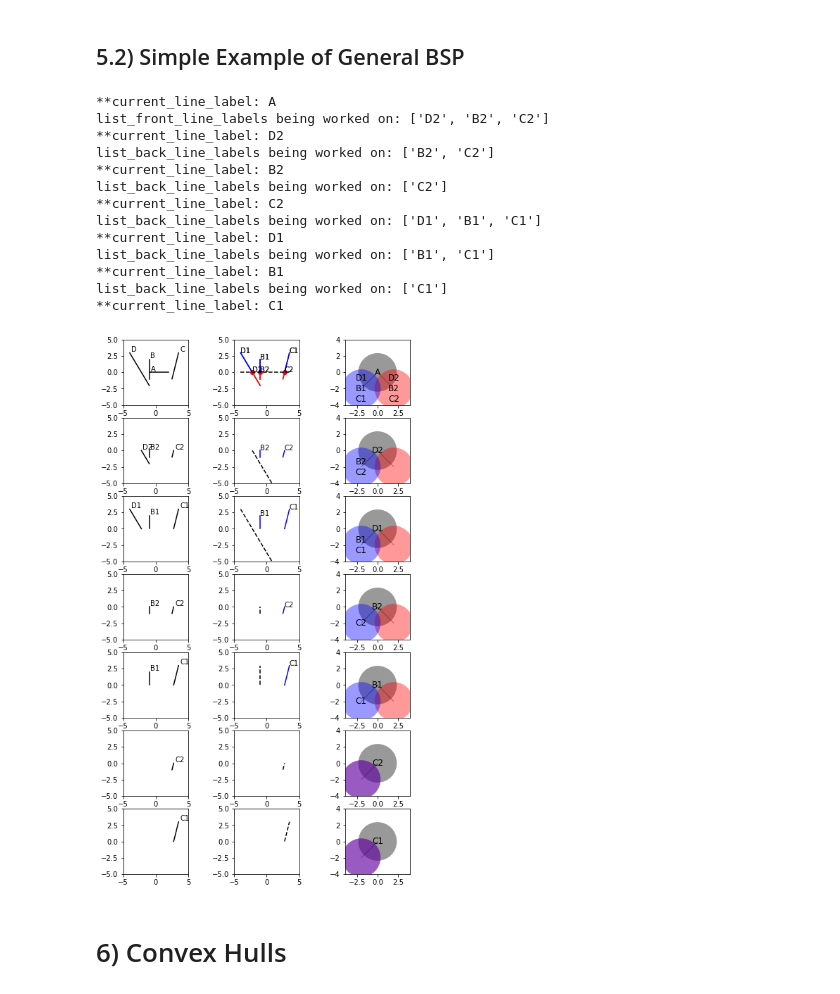
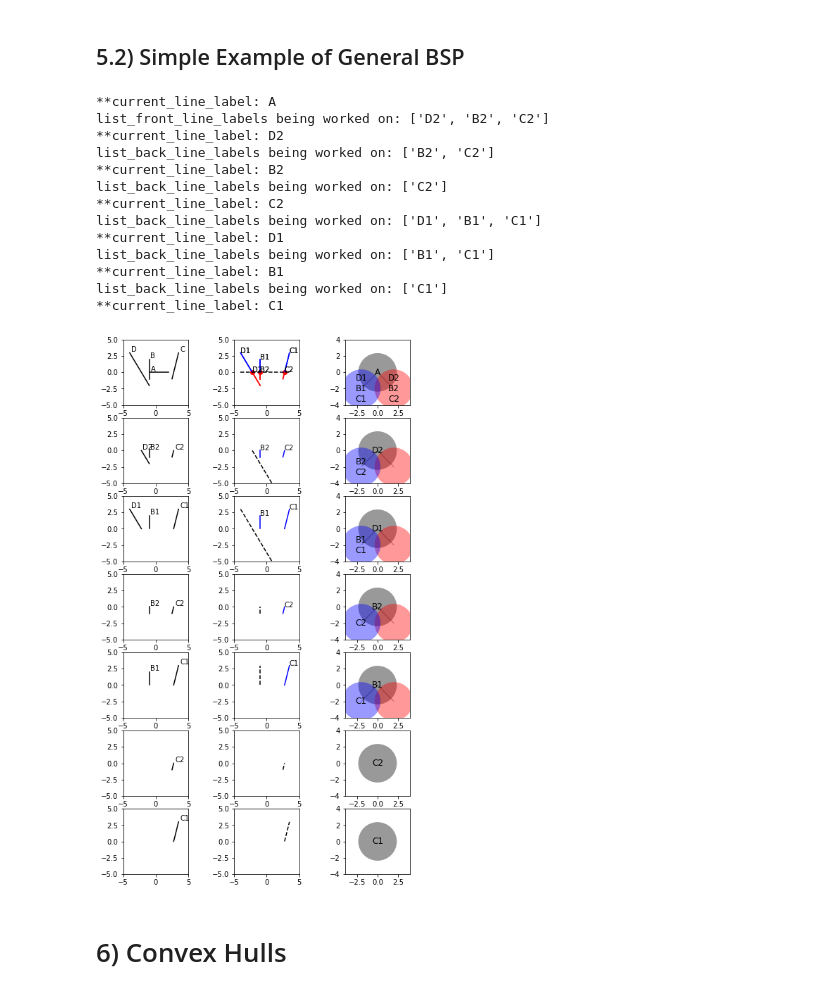
Before and after one commit to tylerjereddy/pycon-2017, a Jupyter notebook: mastering_scipy_spatial.ipynb, the cells around one changed output. Saved outputs shown, nothing was run; the diff lists cells and outputs as text; code cells hidden in the pictures.

Commit message:
Suppressed the addition of empty nodes when a single node is remaining in the recursion.

```diff
--- a/mastering_scipy_spatial.ipynb
+++ b/mastering_scipy_spatial.ipynb
@@ -599,12 +599,14 @@ list_lines = [np.array([[-4,3],[-1,-2]]),
               np.array([[-1,0],[2,0]]),
               np.array([[3.5,3], [2.5,-1]])]
 line_labels = ['D', 'B', 'A', 'C']
+list_parent_nodes = []
 
 fig = plt.figure()
 fig.set_size_inches(8,16)
 
 
-def recursive_BSP(list_lines, line_labels, current_node_index=2, fig=fig, curr_plot=1):
+def recursive_BSP(list_lines, line_labels, current_node_index=2,
+                  fig=fig, curr_plot=1, list_parent_nodes=list_parent_nodes):
     '''A recursive algorithm that crudely generates a BSP tree from a list of lines. Would enable use of i.e.,
     the Painter's algorithm in computer graphics, though in practice there are more details to handle.'''
     G = nx.Graph()
@@ -769,15 +771,19 @@ def recursive_BSP(list_lines, line_labels, current_node_index=2, fig=fig, curr_p
     G.add_node(back_node_labels)
     pos[front_node_labels] = [2,-2]
     pos[back_node_labels] = [-2,-2]
-    G.add_edges_from([(current_line_label, front_node_labels),
-                      (current_line_label, back_node_labels)])
+    nodelist=[current_line_label,
+              front_node_labels,
+              back_node_labels]
+    if len(list_front_line_labels) == 0 and len(list_back_line_labels) == 0:
+        nodelist=nodelist[:1]
+    else:
+        G.add_edges_from([(current_line_label, front_node_labels),
+                          (current_line_label, back_node_labels)])
     colors = ['black','red', 'blue']
     nx.draw_networkx(G,
                      pos=pos,
                      ax=ax,
-                     nodelist=[current_line_label,
-                               front_node_labels,
-                               back_node_labels],
+                     nodelist=nodelist,
                      node_size=3000,
                      node_color=colors,
                      linewidths=0,
@@ -787,35 +793,36 @@ def recursive_BSP(list_lines, line_labels, current_node_index=2, fig=fig, curr_p
     curr_plot += 1
     if list_front_line_labels:
         print('list_front_line_labels being worked on:', list_front_line_labels)
         recursive_BSP(list_lines=list_front_lines,
                       line_labels=list_front_line_labels,
                       current_node_index=0,
                       curr_plot=curr_plot)
-
+    #print('list_parent_nodes:', list_parent_nodes)
     curr_plot += 3
     if list_back_line_labels:
         print('list_back_line_labels being worked on:', list_back_line_labels)
         recursive_BSP(list_lines=list_back_lines,
               line_labels=list_back_line_labels,
               current_node_index=0,
               curr_plot=curr_plot)
+    #print('list_parent_nodes:', list_parent_nodes)
 
 recursive_BSP(list_lines, line_labels)
 # %% [output]
 **current_line_label: A
 list_front_line_labels being worked on: ['D2', 'B2', 'C2']
 **current_line_label: D2
 list_back_line_labels being worked on: ['B2', 'C2']
 **current_line_label: B2
 list_back_line_labels being worked on: ['C2']
 **current_line_label: C2
 list_back_line_labels being worked on: ['D1', 'B1', 'C1']
 **current_line_label: D1
 list_back_line_labels being worked on: ['B1', 'C1']
 **current_line_label: B1
 list_back_line_labels being worked on: ['C1']
 **current_line_label: C1
-[figure, old version]
+[figure, new version]
 # %% [markdown]
 # 6) Convex Hulls
 # %% [markdown]
```
